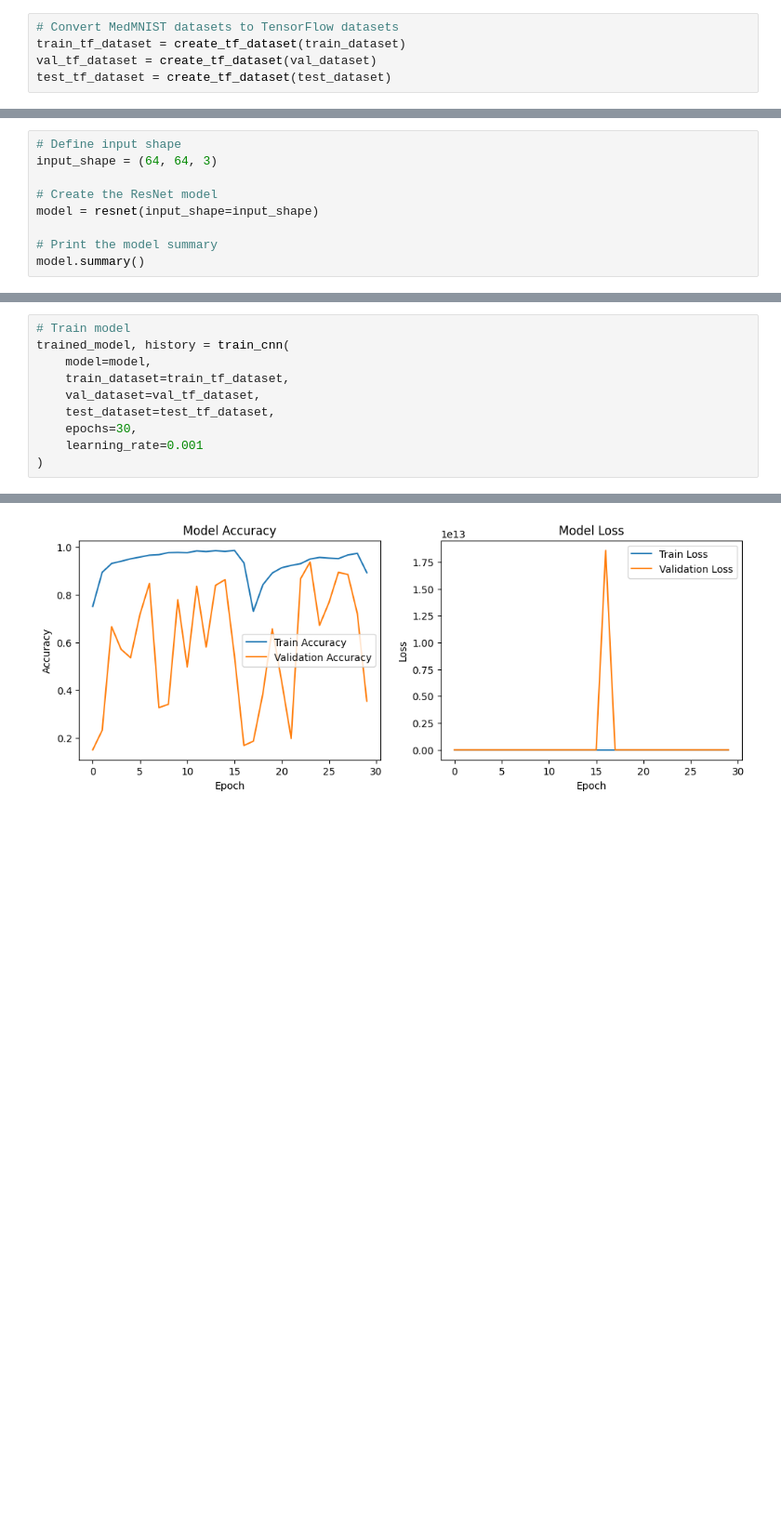
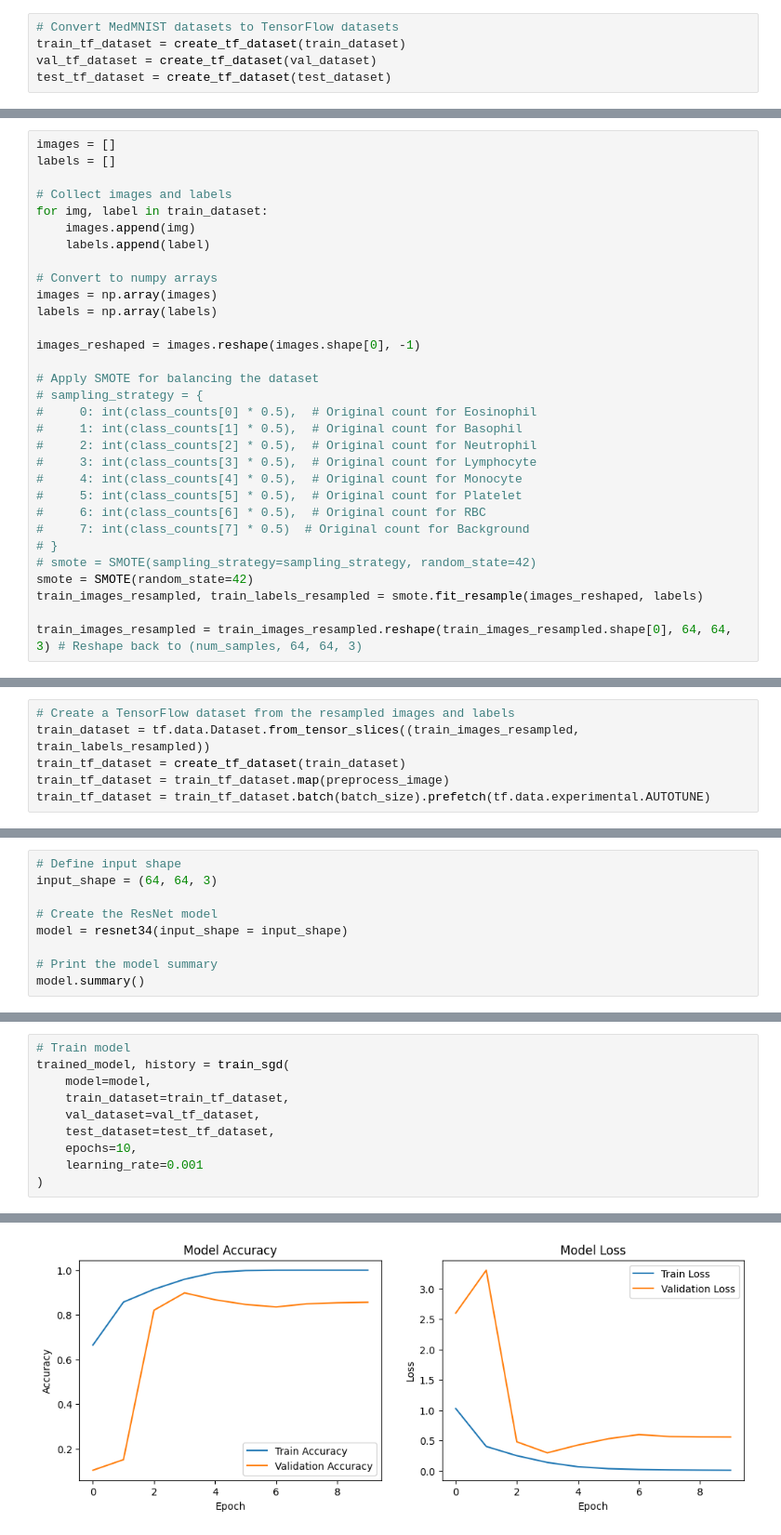
Before and after one commit to Nilsvanesostos/BloodMNIST, a Jupyter notebook: BloodMNIST.ipynb, the cells around one changed output, grey strips where cells are left out. Shown at 93% size. Saved outputs shown, nothing was run; the diff lists cells and outputs as text; blank space fills up the shorter version.

```diff
--- a/BloodMNIST.ipynb
+++ b/BloodMNIST.ipynb
@@ -189,0 +497,31 @@ plt.show()
+# %%
+images = []
+labels = []
+
+# Collect images and labels
+for img, label in train_dataset:
+    images.append(img)
+    labels.append(label)
+
+# Convert to numpy arrays
+images = np.array(images)
+labels = np.array(labels)
+
+images_reshaped = images.reshape(images.shape[0], -1)
+
+# Apply SMOTE for balancing the dataset
+# sampling_strategy = {
+#     0: int(class_counts[0] * 0.5),  # Original count for Eosinophil
+#     1: int(class_counts[1] * 0.5),  # Original count for Basophil
+#     2: int(class_counts[2] * 0.5),  # Original count for Neutrophil
+#     3: int(class_counts[3] * 0.5),  # Original count for Lymphocyte
+#     4: int(class_counts[4] * 0.5),  # Original count for Monocyte
+#     5: int(class_counts[5] * 0.5),  # Original count for Platelet
+#     6: int(class_counts[6] * 0.5),  # Original count for RBC
+#     7: int(class_counts[7] * 0.5)  # Original count for Background
+# }
+# smote = SMOTE(sampling_strategy=sampling_strategy, random_state=42)
+smote = SMOTE(random_state=42)
+train_images_resampled, train_labels_resampled = smote.fit_resample(images_reshaped, labels)
+
+train_images_resampled = train_images_resampled.reshape(train_images_resampled.shape[0], 64, 64, 3) # Reshape back to (num_samples, 64, 64, 3)
@@ -189,0 +546,6 @@ plt.show()
+# %%
+# Create a TensorFlow dataset from the resampled images and labels
+train_dataset = tf.data.Dataset.from_tensor_slices((train_images_resampled, train_labels_resampled))
+train_tf_dataset = create_tf_dataset(train_dataset)
+train_tf_dataset = train_tf_dataset.map(preprocess_image)
+train_tf_dataset = train_tf_dataset.batch(batch_size).prefetch(tf.data.experimental.AUTOTUNE)
@@ -318,7 +797,7 @@ Test Accuracy: 0.9245834350585938
 input_shape = (64, 64, 3)
 
 # Create the ResNet model
-model = resnet(input_shape=input_shape)
+model = resnet34(input_shape = input_shape)
 
 # Print the model summary
 model.summary()
@@ -347,11 +826,11 @@ Model: "resnet"
 # %%
 # Train model
-trained_model, history = train_cnn(
+trained_model, history = train_sgd(
     model=model,
     train_dataset=train_tf_dataset,
     val_dataset=val_tf_dataset,
     test_dataset=test_tf_dataset,
-    epochs=30,
+    epochs=10,
     learning_rate=0.001
 )
 # %% [output]
@@ -375 +854 @@ Test Accuracy: 0.35691317915916443
-[figure, old version]
+[figure, new version]
```
Also changed, not shown: parts of 110 cells of this notebook.
